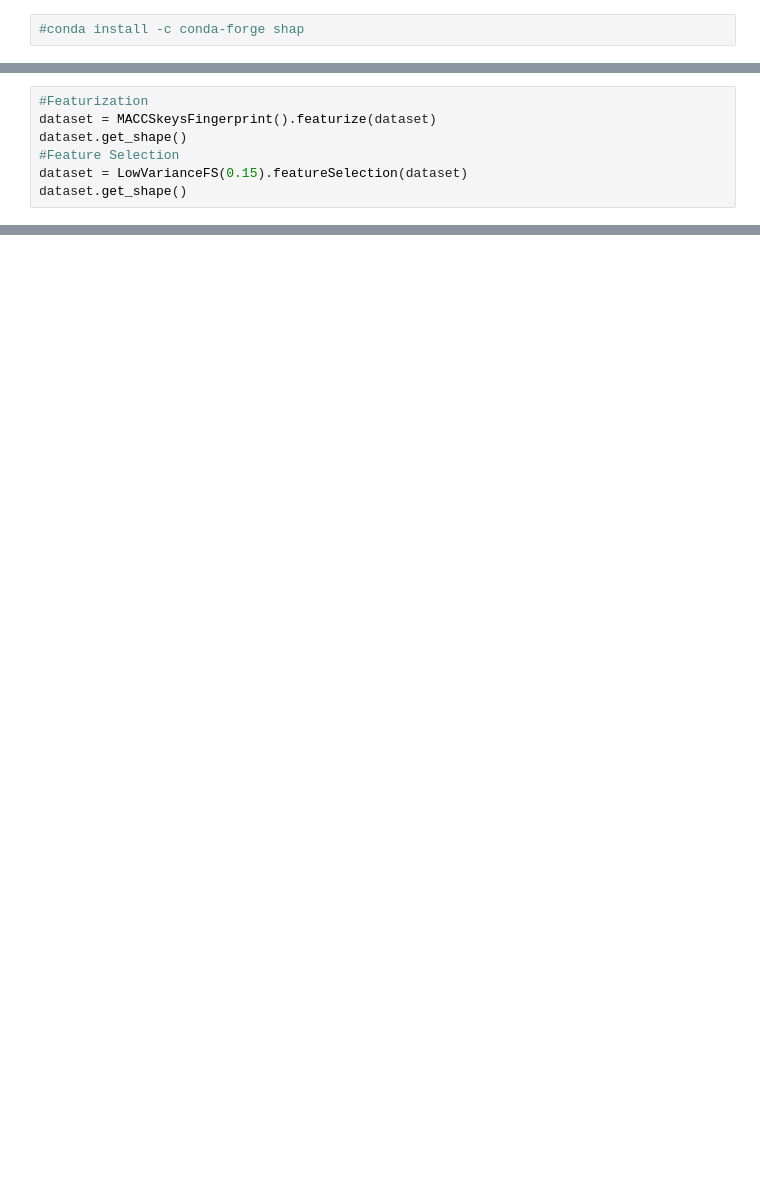
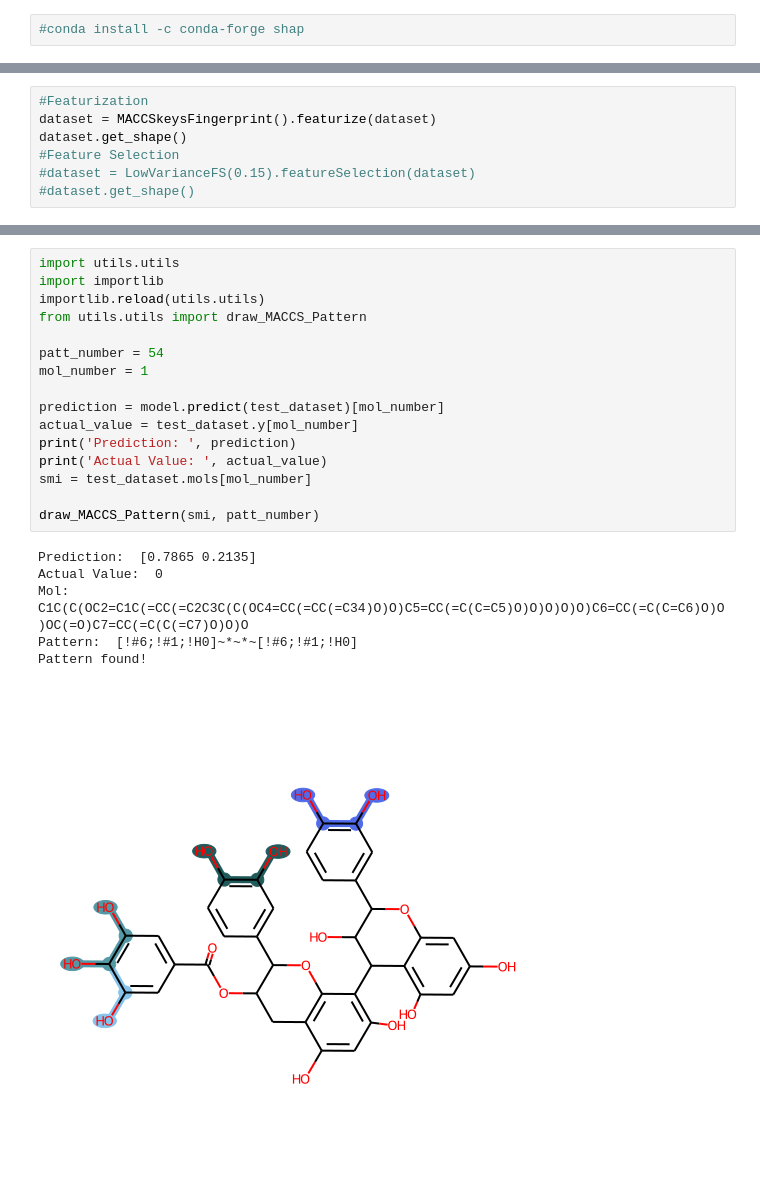
Before and after one commit to BioSystemsUM/DeepMol, a Jupyter notebook: src/SHAP_test.ipynb, the cells around one changed output, grey strips where cells are left out. Saved outputs shown, nothing was run; the diff lists cells and outputs as text; blank space fills up the shorter version.

```diff
--- a/src/SHAP_test.ipynb
+++ b/src/SHAP_test.ipynb
@@ -31,7 +30,7 @@ Labels_shape:  (23290,)
 dataset = MACCSkeysFingerprint().featurize(dataset)
 dataset.get_shape()
 #Feature Selection
-dataset = LowVarianceFS(0.15).featureSelection(dataset)
-dataset.get_shape()
+#dataset = LowVarianceFS(0.15).featureSelection(dataset)
+#dataset.get_shape()
 # %% [output]
 Featurizing datapoint 0
@@ -132,0 +133,23 @@ shap_values = explainer(train_dataset.X)
+# %%
+import utils.utils
+import importlib
+importlib.reload(utils.utils)
+from utils.utils import draw_MACCS_Pattern
+
+patt_number = 54
+mol_number = 1
+
+prediction = model.predict(test_dataset)[mol_number]
+actual_value = test_dataset.y[mol_number]
+print('Prediction: ', prediction)
+print('Actual Value: ', actual_value)
+smi = test_dataset.mols[mol_number]
+
+draw_MACCS_Pattern(smi, patt_number)
+# %% [output]
+Prediction:  [0.7865 0.2135]
+Actual Value:  0
+Mol:  C1C(C(OC2=C1C(=CC(=C2C3C(C(OC4=CC(=CC(=C34)O)O)C5=CC(=C(C=C5)O)O)O)O)O)C6=CC(=C(C=C6)O)O)OC(=O)C7=CC(=C(C(=C7)O)O)O
+Pattern:  [!#6;!#1;!H0]~*~*~[!#6;!#1;!H0]
+Pattern found!
+[figure, added]
```
Also changed, not shown: parts of 24 cells of this notebook.
